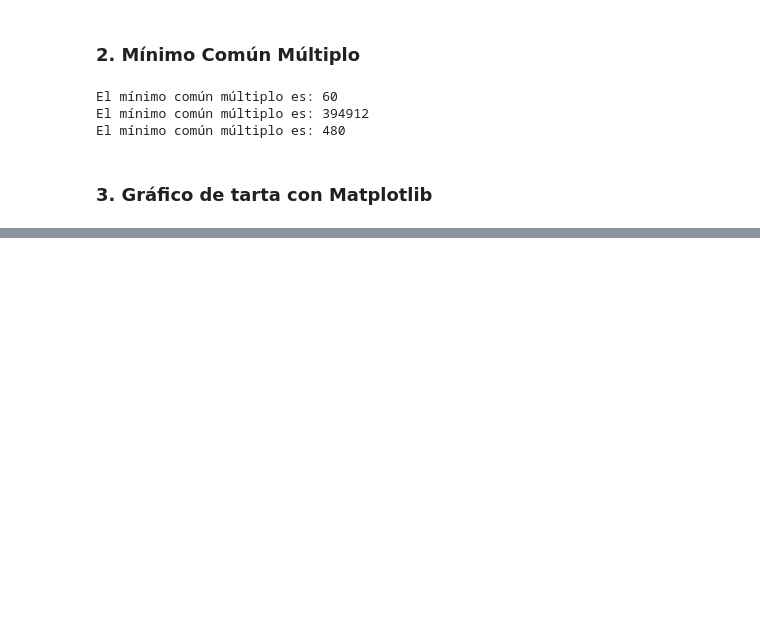
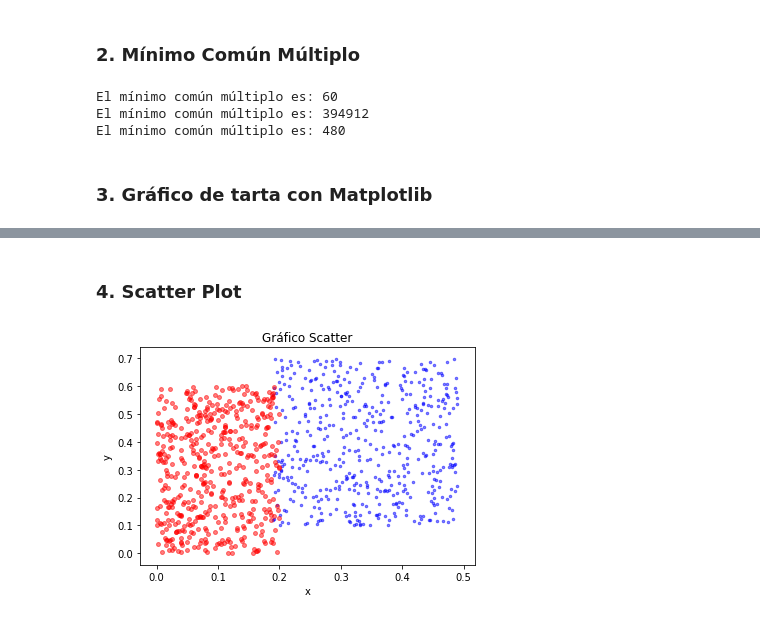
Before and after one commit to DanielProanoGuevara/InvestigacionIA, a Jupyter notebook: Trabajo1/Tema1_Daniel_Proaño.ipynb, the cells around one changed output, grey strips where cells are left out. Drawn from its saved outputs; the diff is of its cells as text; code cells hidden in the pictures; blank space fills up the shorter version.

```diff
--- a/Trabajo1/Tema1_Daniel_Proaño.ipynb
+++ b/Trabajo1/Tema1_Daniel_Proaño.ipynb
@@ -77,0 +85,33 @@ plt.show()
+# %% [markdown]
+### 4. Scatter Plot
+# %%
+#Importar librerías necesarias para la generación de gráficos
+#Estilo de presentación de gráficas
+%matplotlib inline
+import numpy as np
+import matplotlib.pyplot as plt
+
+# Crear datos aleatorios variando la distribución de los mismos
+# Dataset 1
+N = 500
+x1 = (0.19 + 0.3 * np.random.rand(N))
+y1 = (0.1 + 0.6 * np.random.rand(N))
+color1 = ("blue")
+area1 = np.pi*2
+
+# Dataset 2
+N = 500
+x2 = (0.2 * np.random.rand(N))
+y2 = (0.6 * np.random.rand(N))
+color2 = ("red")
+area2 = np.pi*5
+
+# Generar las gáficas
+plt.scatter(x1, y1, s=area1, c=color1, alpha=0.5)   #Gráfica del primer conjunto de datos
+plt.scatter(x2, y2, s=area2, c=color2, alpha=0.5)   #Gráfica del segundo conjunto de datos
+plt.title('Gráfico Scatter')
+plt.xlabel('x')
+plt.ylabel('y')
+plt.show()
+# %% [output]
+[figure, added]
```
Also changed, not shown: parts of 11 cells of this notebook, 2 other files.
